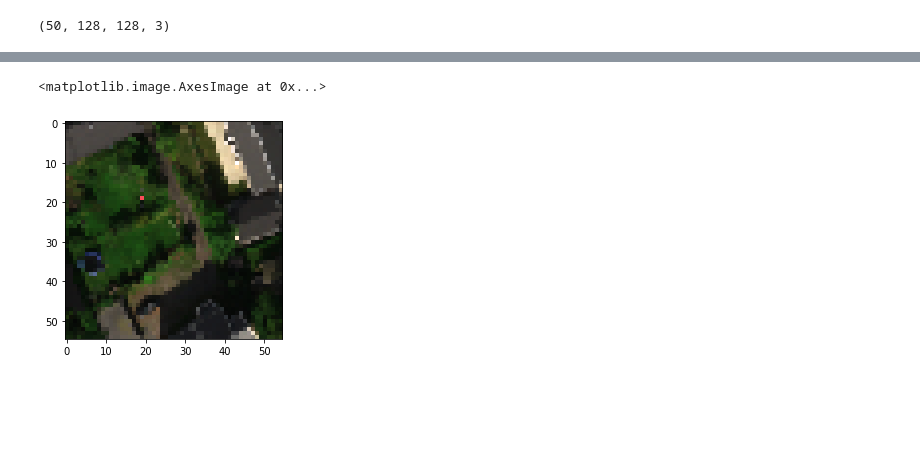
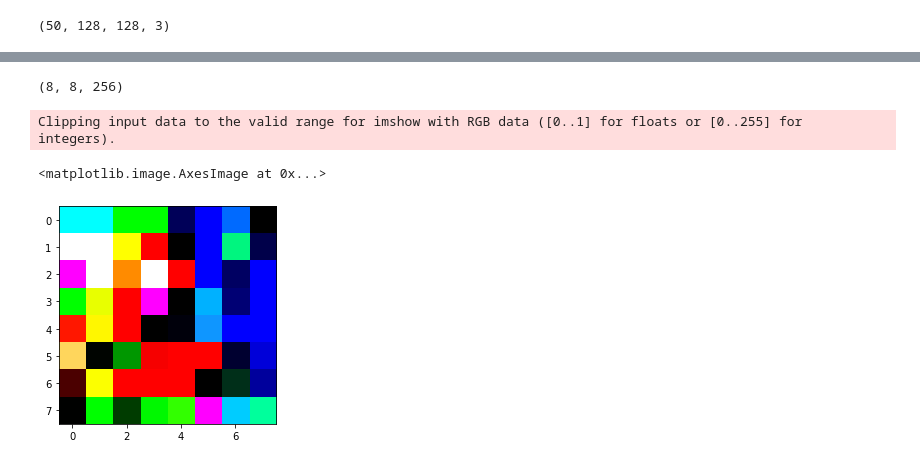
Before and after one commit to stianteien/M_DV_V2022, a Jupyter notebook: sharpen/Sharpen with bilinear.ipynb, the cells around one changed output, grey strips where cells are left out. Drawn from its saved outputs; the diff is of its cells as text; code cells hidden in the pictures; blank space fills up the shorter version.

```diff
--- a/sharpen/Sharpen with bilinear.ipynb
+++ b/sharpen/Sharpen with bilinear.ipynb
@@ -236,5 +239,17 @@ Clipping input data to the valid range for imshow with RGB data ([0..1] for floa
 # %%
-plt.imshow(X[4:5][0])
+from sklearn.decomposition import PCA
+pca = PCA(n_components=3)
+pred = sample_model.predict(X[31:32])[0]
+
+pred.shape
 # %% [output]
-<matplotlib.image.AxesImage at 0x...>
+(8, 8, 256)
-[figure, removed]
+# %%
+a = pca.fit_transform(pred.reshape(8*8, 256))
+a = a.reshape(8,8,3)
+# %%
+plt.imshow(a)
+# %% [output]
+Clipping input data to the valid range for imshow with RGB data ([0..1] for floats or [0..255] for integers).
+<matplotlib.image.AxesImage at 0x...>
+[figure, added]
```
Also changed, not shown: parts of 8 cells of this notebook.
